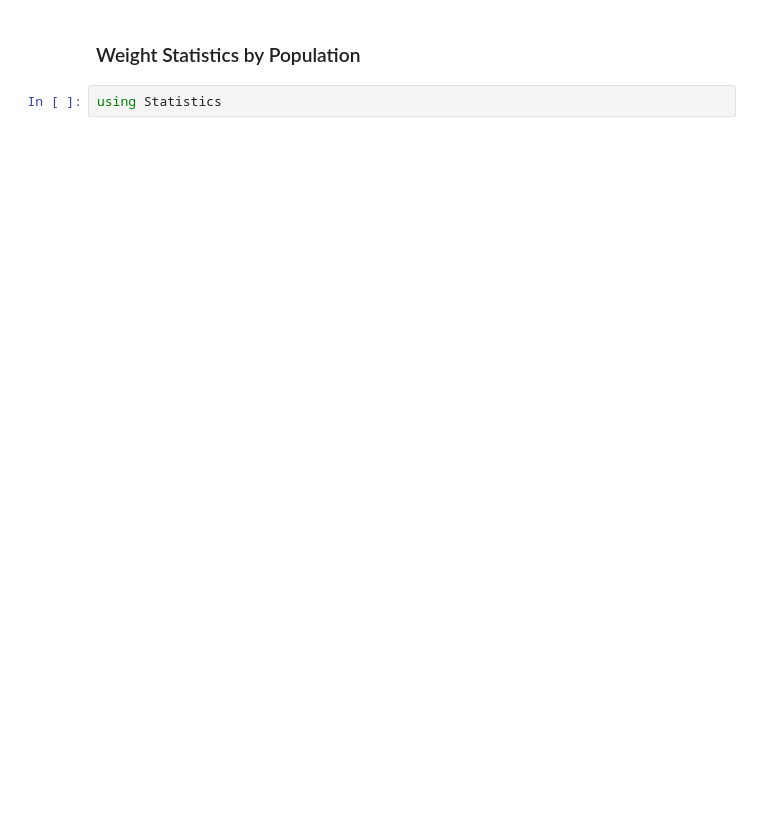
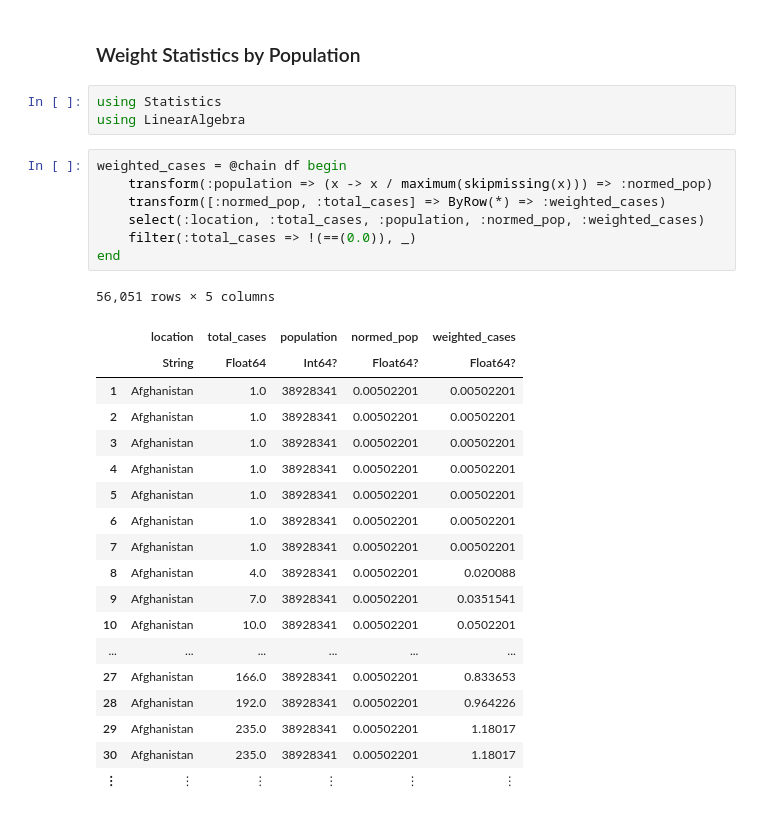
Before and after one commit to 0xpantera/Covid19, a Jupyter notebook: notebook.ipynb, the cells around one changed output. Cells and saved outputs as stored; diff of their text form; blank space fills up the shorter version.

```diff
--- a/notebook.ipynb
+++ b/notebook.ipynb
@@ -104,3 +118,31 @@ usa_cases = df |>
 ### Weight Statistics by Population
 # %%
 using Statistics
+using LinearAlgebra
+# %%
+weighted_cases = @chain df begin
+    transform(:population => (x -> x / maximum(skipmissing(x))) => :normed_pop)
+    transform([:normed_pop, :total_cases] => ByRow(*) => :weighted_cases)
+    select(:location, :total_cases, :population, :normed_pop, :weighted_cases)
+    filter(:total_cases => !(==(0.0)), _)
+end
+# %% [output]
+56,051 rows × 5 columns
+|  | location | total_cases | population | normed_pop | weighted_cases |
+|  | String | Float64 | Int64? | Float64? | Float64? |
+| 1 | Afghanistan | 1.0 | 38928341 | 0.00502201 | 0.00502201 |
+| 2 | Afghanistan | 1.0 | 38928341 | 0.00502201 | 0.00502201 |
+| 3 | Afghanistan | 1.0 | 38928341 | 0.00502201 | 0.00502201 |
+| 4 | Afghanistan | 1.0 | 38928341 | 0.00502201 | 0.00502201 |
+| 5 | Afghanistan | 1.0 | 38928341 | 0.00502201 | 0.00502201 |
+| 6 | Afghanistan | 1.0 | 38928341 | 0.00502201 | 0.00502201 |
+| 7 | Afghanistan | 1.0 | 38928341 | 0.00502201 | 0.00502201 |
+| 8 | Afghanistan | 4.0 | 38928341 | 0.00502201 | 0.020088 |
+| 9 | Afghanistan | 7.0 | 38928341 | 0.00502201 | 0.0351541 |
+| 10 | Afghanistan | 10.0 | 38928341 | 0.00502201 | 0.0502201 |
+| ... | ... | ... | ... | ... | ... |
+| 27 | Afghanistan | 166.0 | 38928341 | 0.00502201 | 0.833653 |
+| 28 | Afghanistan | 192.0 | 38928341 | 0.00502201 | 0.964226 |
+| 29 | Afghanistan | 235.0 | 38928341 | 0.00502201 | 1.18017 |
+| 30 | Afghanistan | 235.0 | 38928341 | 0.00502201 | 1.18017 |
+| ⋮ | ⋮ | ⋮ | ⋮ | ⋮ | ⋮ |
```
Also changed, not shown: parts of 21 cells of this notebook, 4 other files.
